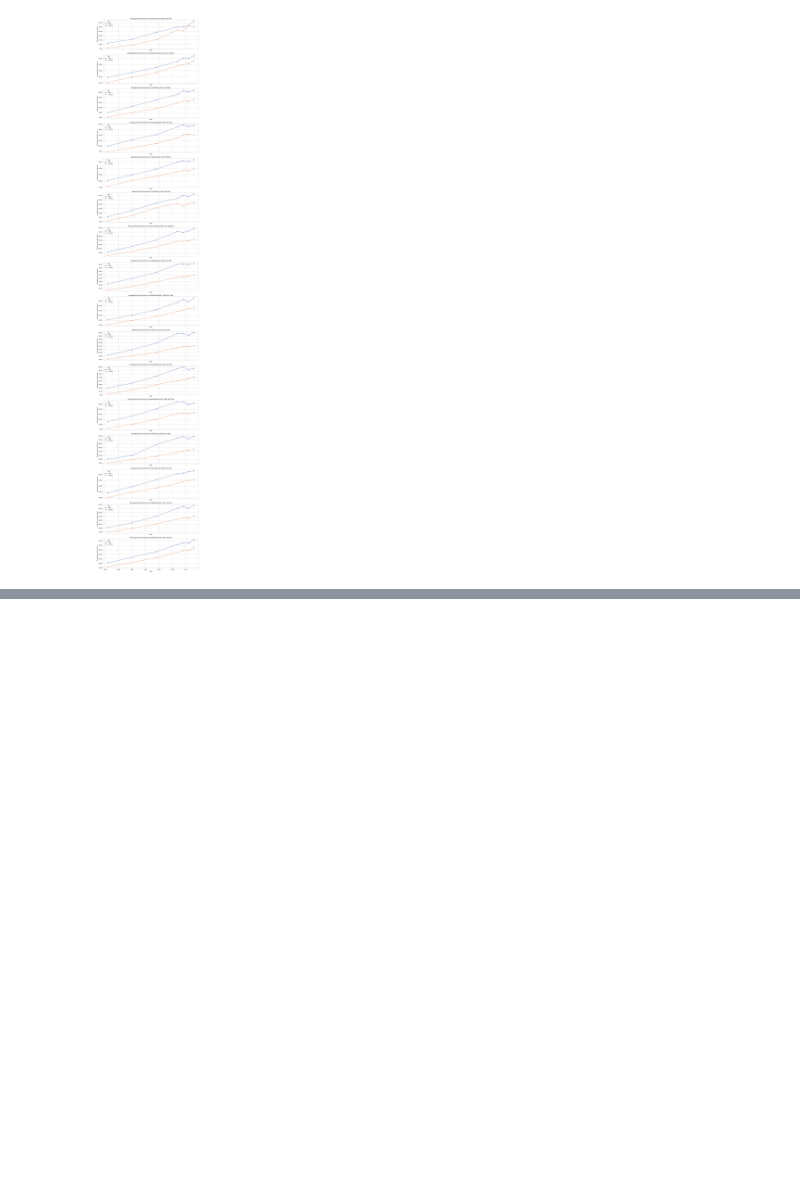
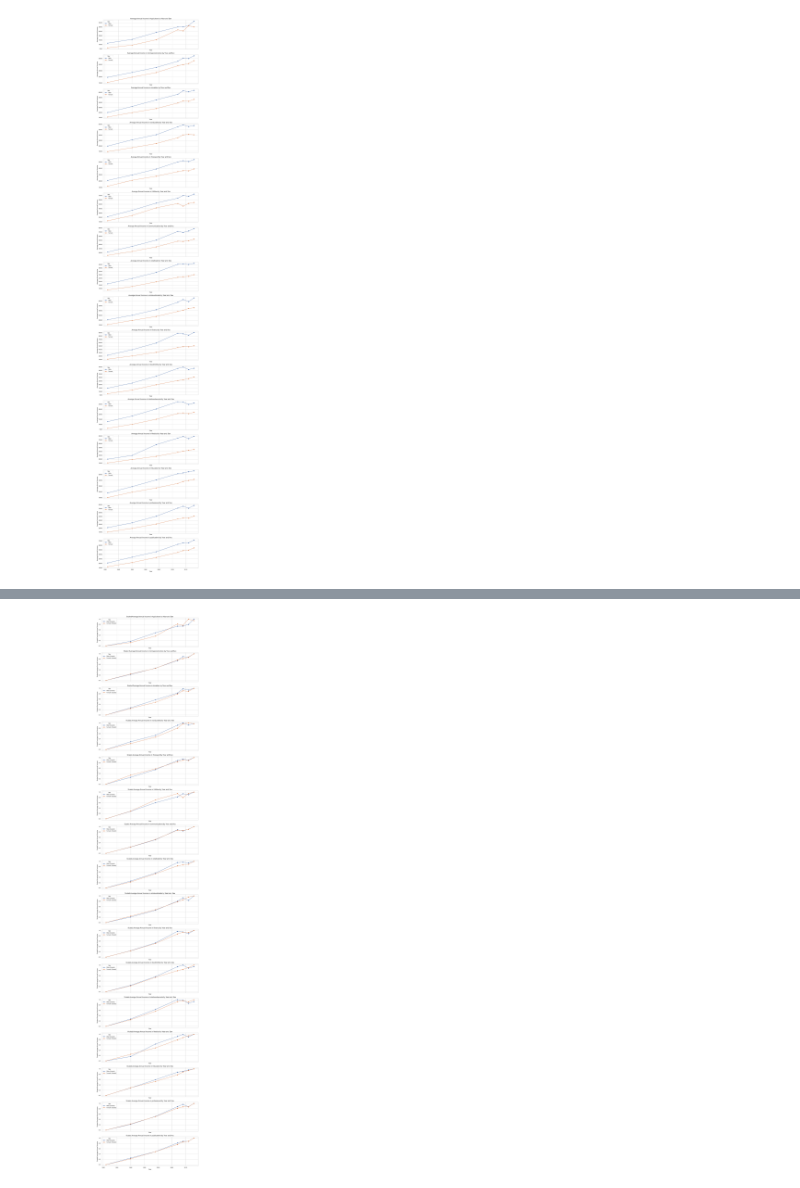
Before and after one commit to dhyutin/msai339-data-science-project, a Jupyter notebook: data_preprocessing.ipynb, the cells around one changed output, grey strips where cells are left out. Drawn from its saved outputs; the diff is of its cells as text; code cells hidden in the pictures; blank space fills up the shorter version.

```diff
--- a/data_preprocessing.ipynb
+++ b/data_preprocessing.ipynb
@@ -987,3 +973,50 @@ Name: industry, Length: 344287, dtype: int64
+# %%
+import matplotlib.pyplot as plt
+from sklearn.preprocessing import MinMaxScaler
+import pandas as pd
+
+# Group by 'year', 'industry', and 'sex' to calculate the average income
+average_income_by_year_industry_sex = new_data.groupby(['year', 'industry', 'sex'])['incwage'].mean().unstack('sex')
+
+# Get unique industries
+industries = average_income_by_year_industry_sex.index.get_level_values('industry').unique()
+
+# Set up the subplots: one for each industry
+num_industries = len(industries)
+fig, axes = plt.subplots(nrows=num_industries, figsize=(12, num_industries * 4), sharex=True)
+
+# Initialize MinMaxScaler
+scaler = MinMaxScaler()
+
+# Loop over each industry to create individual plots with scaled data
+for i, industry in enumerate(industries):
+    ax = axes[i]
+
+    # Get data for the specific industry
+    industry_data = average_income_by_year_industry_sex.xs(industry, level='industry')
+
+    # Apply Min-Max scaling to both male and female income values
+    scaled_data = pd.DataFrame(
+        scaler.fit_transform(industry_data),
+        index=industry_data.index,
+        columns=industry_data.columns
+    )
+
+    # Plot the scaled data
+    ax.plot(scaled_data.index, scaled_data['Male'], marker='o', linestyle='-', label="Male (Scaled)")
+    ax.plot(scaled_data.index, scaled_data['Female'], marker='o', linestyle='-', label="Female (Scaled)")
+
+    # Add titles and labels
+    ax.set_title(f"Scaled Average Annual Income in {industry_columns[i]} by Year and Sex", fontsize=14)
+    ax.set_xlabel("Year", fontsize=12)
+    ax.set_ylabel("Scaled Average Annual Income", fontsize=12)
+    ax.legend(title="Sex")
+
+# Adjust layout and show plot
+plt.tight_layout()
+plt.show()
+# %% [output]
+[figure, added]
 # %%
 # def load_dataset(file_path):
 #     try:
```
Also changed, not shown: parts of 1 cell of this notebook.
